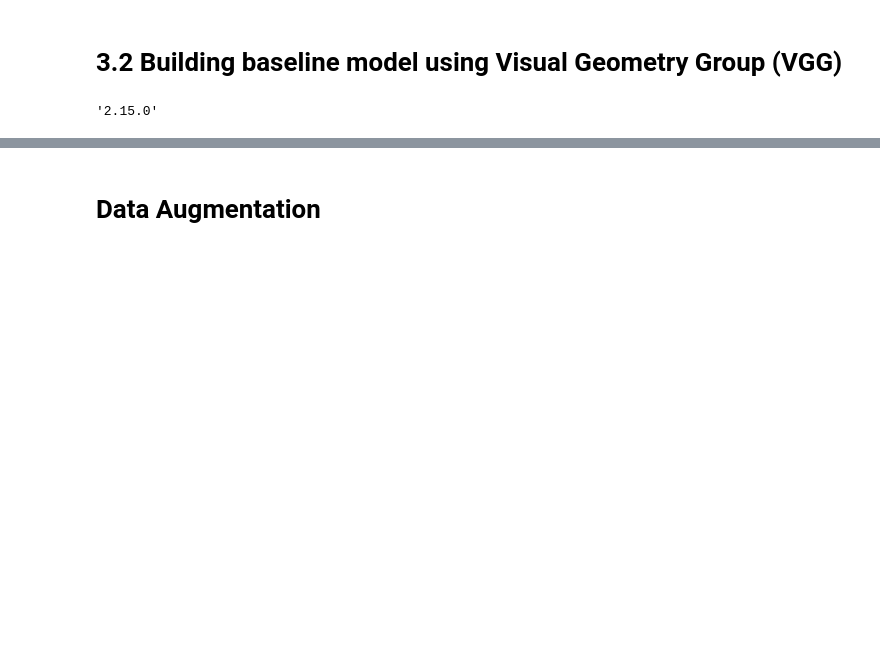
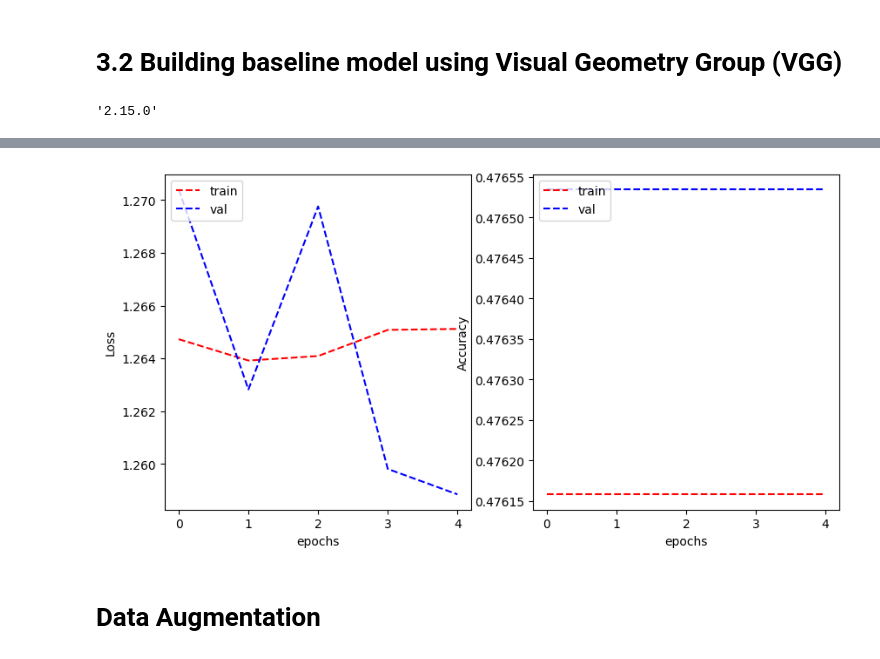
Before and after one commit to afrahhassan/afrahhassan, a Jupyter notebook: assignment2.ipynb, the cells around one changed output, grey strips where cells are left out. Cells and saved outputs as stored; diff of their text form; code cells hidden in the pictures; blank space fills up the shorter version.

```diff
--- a/assignment2.ipynb
+++ b/assignment2.ipynb
@@ -1094,12 +1017,13 @@ def create_VGG_Model(num_classes):
 # %%
+
 # Assuming num_classes is defined (e.g., 10 for MNIST digits)
-num_classes = 10  # Update this based on your actual number of classes
+num_classes = 5  # Update this based on your actual number of classes
 VGG_model_shape = create_VGG_Model(num_classes)
 
 # Compile the model
 VGG_model_shape.compile(
-    optimizer='sgd',  # Using SGD optimizer
-    loss="categorical_crossentropy",  # Correct assuming one-hot encoded labels
-    metrics=['categorical_accuracy']
+    optimizer='SGD',  # Using SGD optimizer
+    loss="sparse_categorical_crossentropy",
+    metrics=['accuracy']
 )
 # %% [output]
@@ -1121,13 +1045,12 @@ Trainable params: 430798 (1.64 MB)
 Non-trainable params: 0 (0.00 Byte)
 _________________________________________________________________
 # %%
-# Train the model
-# Ensure X_shape_train_flat and X_shape_val_flat are actually data generators or (features, labels) tuples
-history = VGG_model_shape.fit(
-    X_shape_train_flat,  # Assuming this is your training features and labels
+# Train the model using the reshaped data
+history_vgg1 = VGG_model_shape.fit(
+    X_shape_train,  # Reshaped training data
     y_shape_train,  # Training labels
-    validation_data=(X_shape_val_flat, y_shape_val),  # Validation features and labels
-    epochs=150,
-    verbose=0
-)
+    validation_data=(X_shape_val, y_shape_val),  # Reshaped validation data and labels
+    epochs=10,
+    verbose=1,
+    callbacks=[early_stopping])
 # %% [output]
@@ -1189,3 +1135,9 @@ history = VGG_model_shape.fit(
+# %%
+plot_learning_curve(history_vgg1.history['loss'], history_vgg1.history['val_loss'],
+                    history_vgg1.history['accuracy'], history_vgg1.history['val_accuracy'],
+                    metric_name='Accuracy')
+# %% [output]
+[figure, added]
 # %% [markdown]
 # **Data Augmentation**
 # %% [markdown]
```
Also changed, not shown: parts of 15 cells of this notebook.
